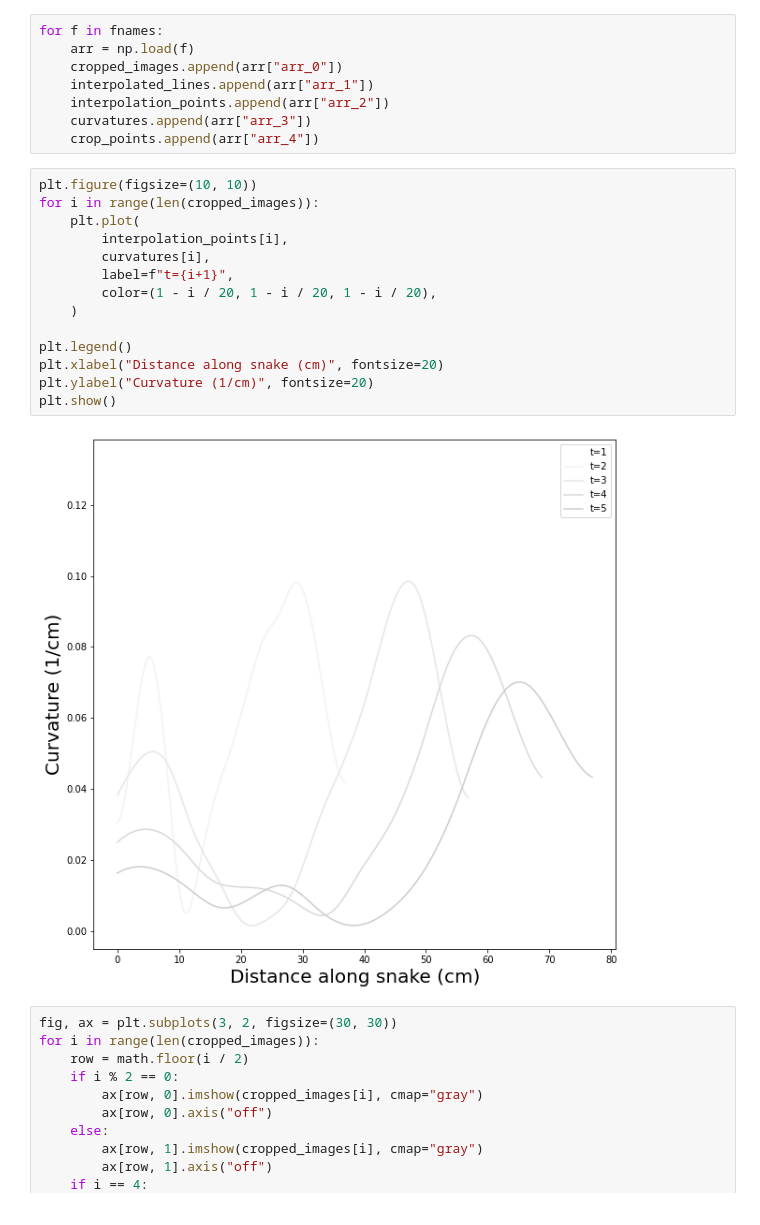
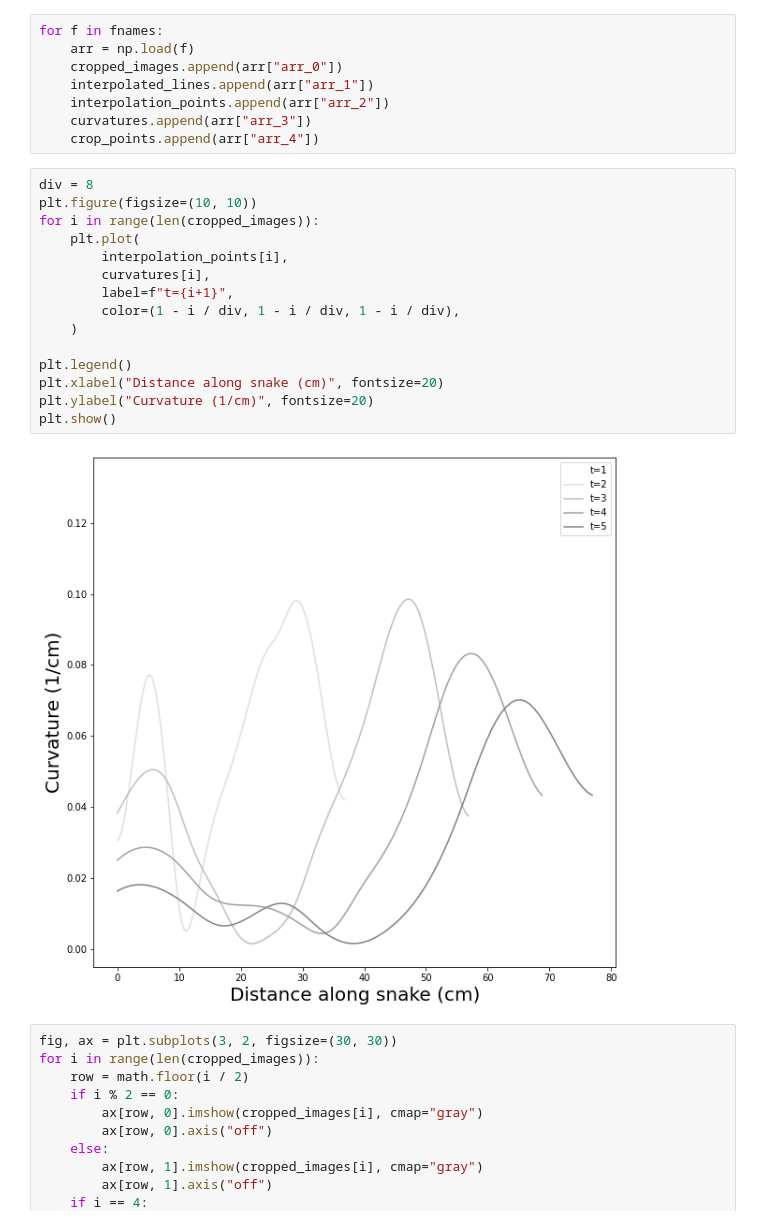
Before and after one commit to davenpi/stability, a Jupyter notebook: image_processing/bi20_g774e/bi20_time_lapse.ipynb, the cells around one changed output. Saved outputs shown, nothing was run; the diff lists cells and outputs as text.

```diff
--- a/image_processing/bi20_g774e/bi20_time_lapse.ipynb
+++ b/image_processing/bi20_g774e/bi20_time_lapse.ipynb
@@ -31,21 +31,22 @@ for f in fnames:
     curvatures.append(arr["arr_3"])
     crop_points.append(arr["arr_4"])
 # %%
+div = 8
 plt.figure(figsize=(10, 10))
 for i in range(len(cropped_images)):
     plt.plot(
         interpolation_points[i],
         curvatures[i],
         label=f"t={i+1}",
-        color=(1 - i / 20, 1 - i / 20, 1 - i / 20),
+        color=(1 - i / div, 1 - i / div, 1 - i / div),
     )
 
 plt.legend()
 plt.xlabel("Distance along snake (cm)", fontsize=20)
 plt.ylabel("Curvature (1/cm)", fontsize=20)
 plt.show()
 # %% [output]
-[figure, old version]
+[figure, new version]
 # %%
 fig, ax = plt.subplots(3, 2, figsize=(30, 30))
 for i in range(len(cropped_images)):
```
Also changed, not shown: 4 other files.
